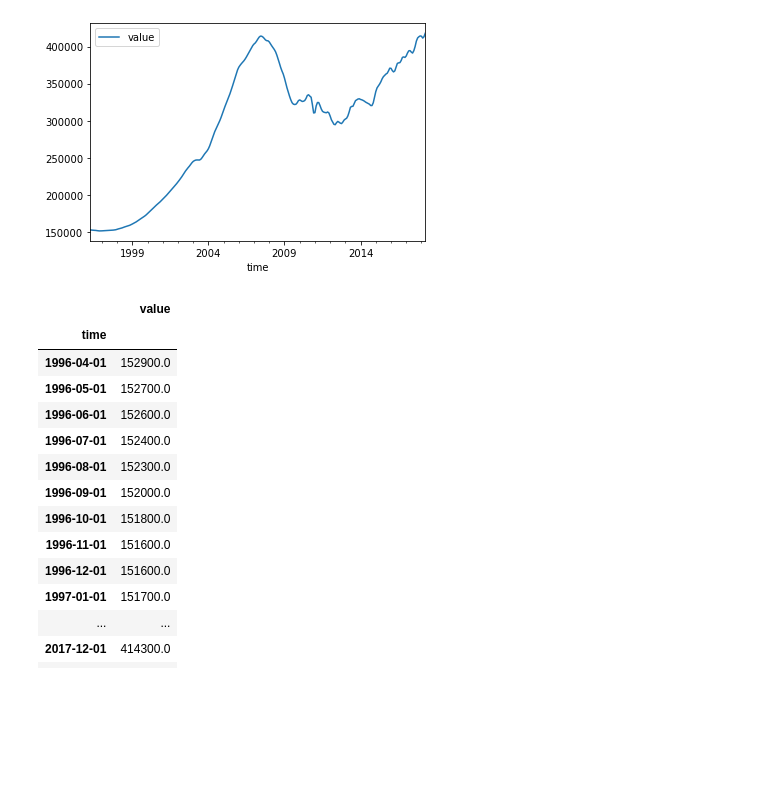
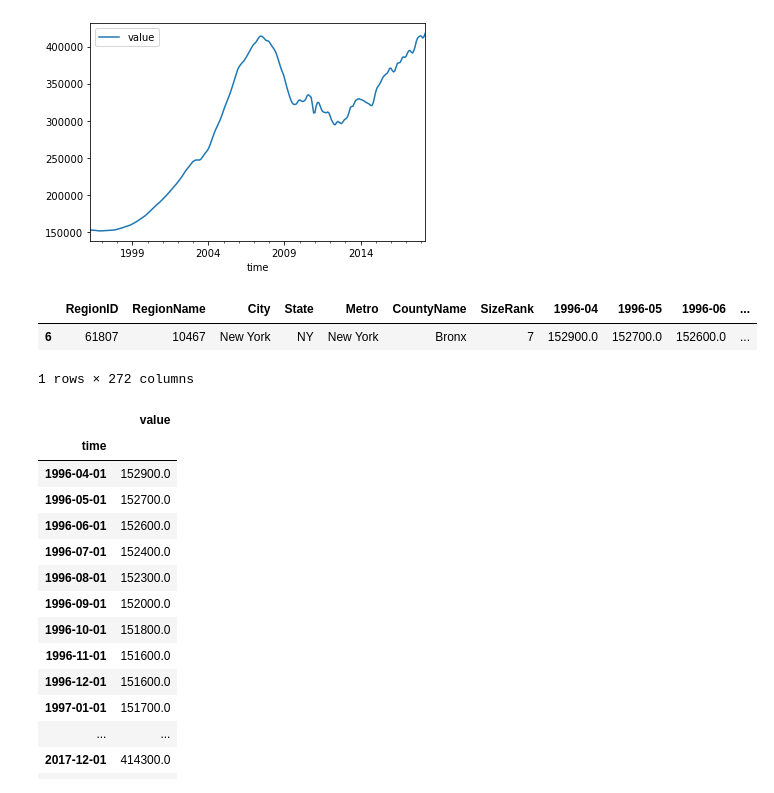
Before and after one commit to MellissaValle/Zillow_Real_Estate_Time_Series_analysis, a Jupyter notebook: Aidan/Aidan's Notebook.ipynb, the cells around one changed output. Drawn from its saved outputs; the diff is of its cells as text; code cells hidden in the pictures; blank space fills up the shorter version.

```diff
--- a/Aidan/Aidan's Notebook.ipynb
+++ b/Aidan/Aidan's Notebook.ipynb
@@ -151,6 +151,12 @@ test_melted.plot()
 # %% [output]
 <AxesSubplot:xlabel='time'>
 [figure]
+# %%
+test_row
+# %% [output]
+|  | RegionID | RegionName | City | State | Metro | CountyName | SizeRank | 1996-04 | 1996-05 | 1996-06 | ... |
+| 6 | 61807 | 10467 | New York | NY | New York | Bronx | 7 | 152900.0 | 152700.0 | 152600.0 | ... |
+1 rows × 272 columns
 # %%
 results = auto_arima(test_melted,
            start_p = 0,
```
